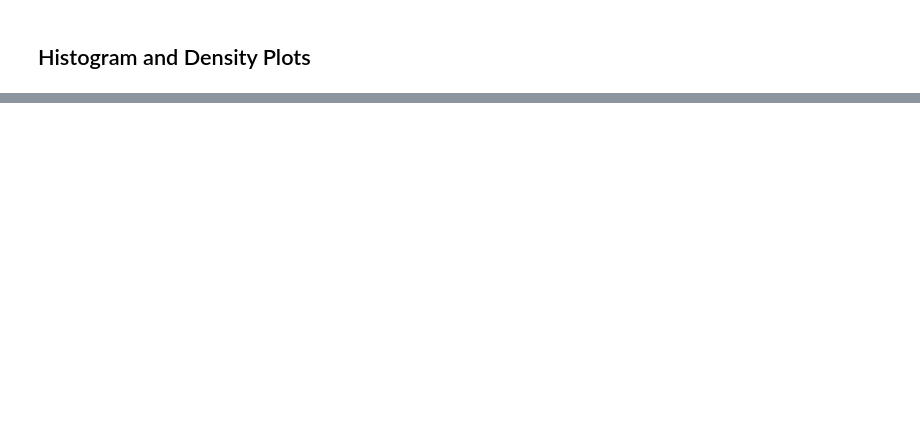
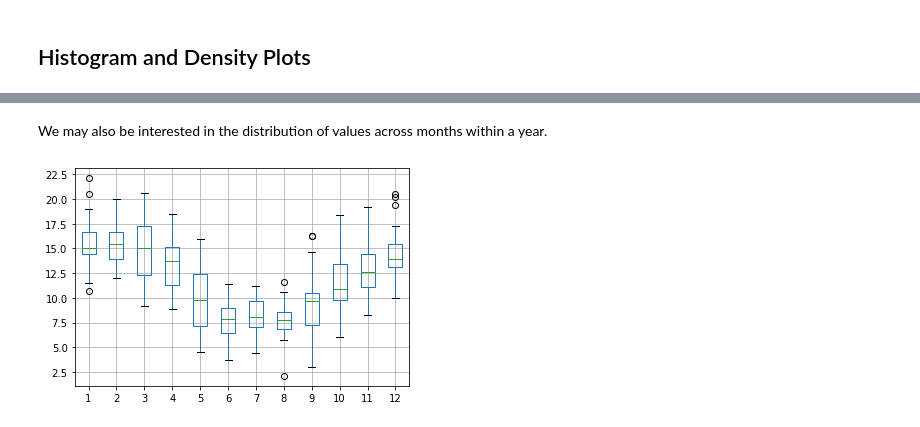
Before and after one commit to rahiakela/introduction-to-time-series-forecasting-with-python, a Jupyter notebook: 3_time_series_data_visualization.ipynb, the cells around one changed output, grey strips where cells are left out. Saved outputs shown, nothing was run; the diff lists cells and outputs as text; code cells hidden in the pictures; blank space fills up the shorter version.

```diff
--- a/3_time_series_data_visualization.ipynb
+++ b/3_time_series_data_visualization.ipynb
@@ -80,0 +132,14 @@ AttributeError: ignored
+# %% [markdown]
+We may also be interested in the distribution of values across months within a year.
+# %%
+# grouped by month
+one_year = series['1990']
+groups = one_year.groupby(pd.Grouper(freq='M'))
+months = pd.concat([pd.DataFrame(x[1].values) for x in groups], axis=1)
+months = pd.DataFrame(months)
+months.columns = range(1, 13)
+
+months.boxplot()
+plt.show()
+# %% [output]
+[figure, added]
```
Also changed, not shown: parts of 15 cells of this notebook.
